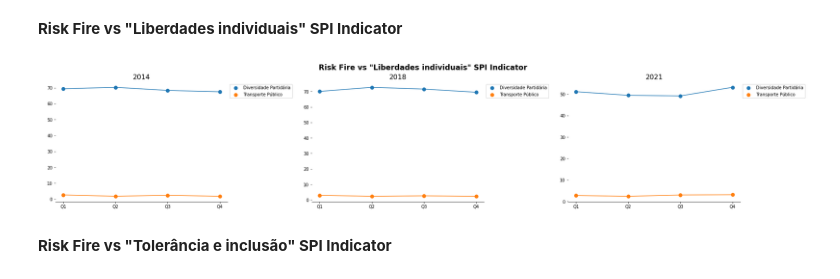
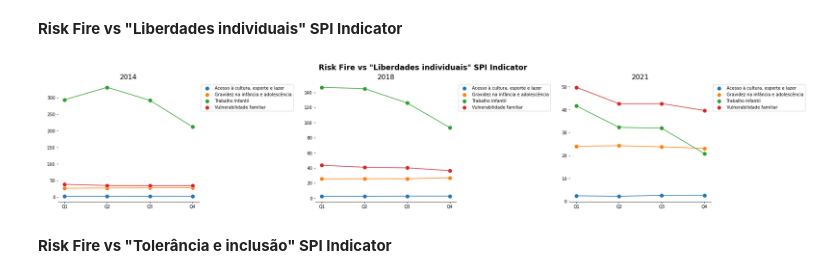
Before and after one commit to faustofcjr/amazon-social-progress, a Jupyter notebook: 03_data_exploration_indicadoriscocat.ipynb, the cells around one changed output. Cells and saved outputs as stored; diff of their text form; code cells hidden in the pictures.

Commit message:
- Fix output file add Media IPS feature name - Increase visualiation exploration

```diff
--- a/03_data_exploration_indicadoriscocat.ipynb
+++ b/03_data_exploration_indicadoriscocat.ipynb
@@ -230,10 +230,10 @@ plot_label_x_features(features_names, "Risk Fire vs \"Direitos individuais\" SPI
 # %% [markdown]
 __Risk Fire vs "Liberdades individuais" SPI Indicator__
 # %%
-# features_names = ["indriscocat", "Acesso à cultura, esporte e lazer", "Gravidez na infância e adolescência", "Trabalho Infantil" , "Vulnerabilidade familiar"]
+features_names = ["indriscocat", "Acesso à cultura, esporte e lazer", "Gravidez na infância e adolescência", "Trabalho Infantil" , "Vulnerabilidade familiar"]
 plot_label_x_features(features_names, "Risk Fire vs \"Liberdades individuais\" SPI Indicator")
 # %% [output]
-[figure, old version]
+[figure, new version]
 # %% [markdown]
 __Risk Fire vs "Tolerância e inclusão" SPI Indicator__
 # %%
```
Also changed, not shown: parts of 3 cells of this notebook, 3 other files.
